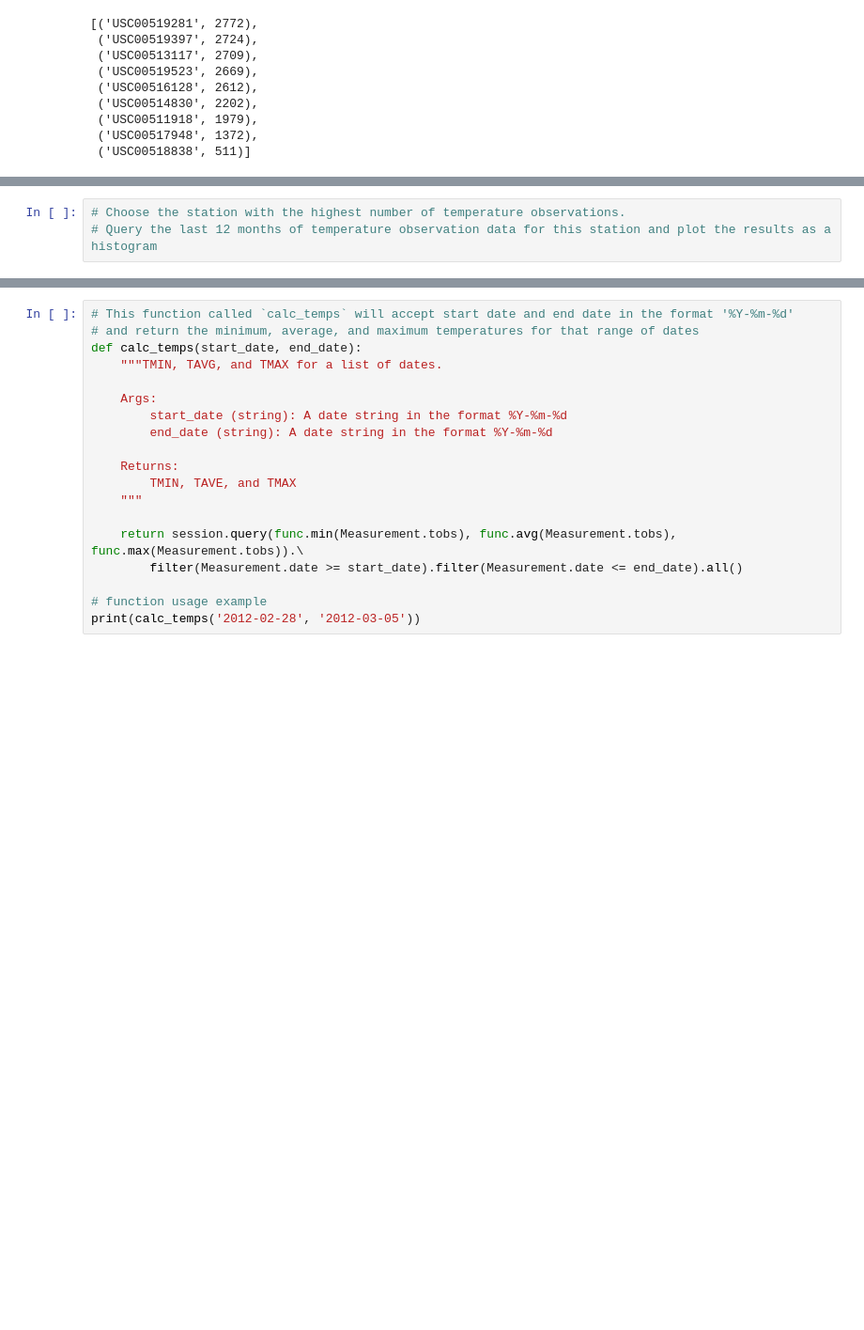
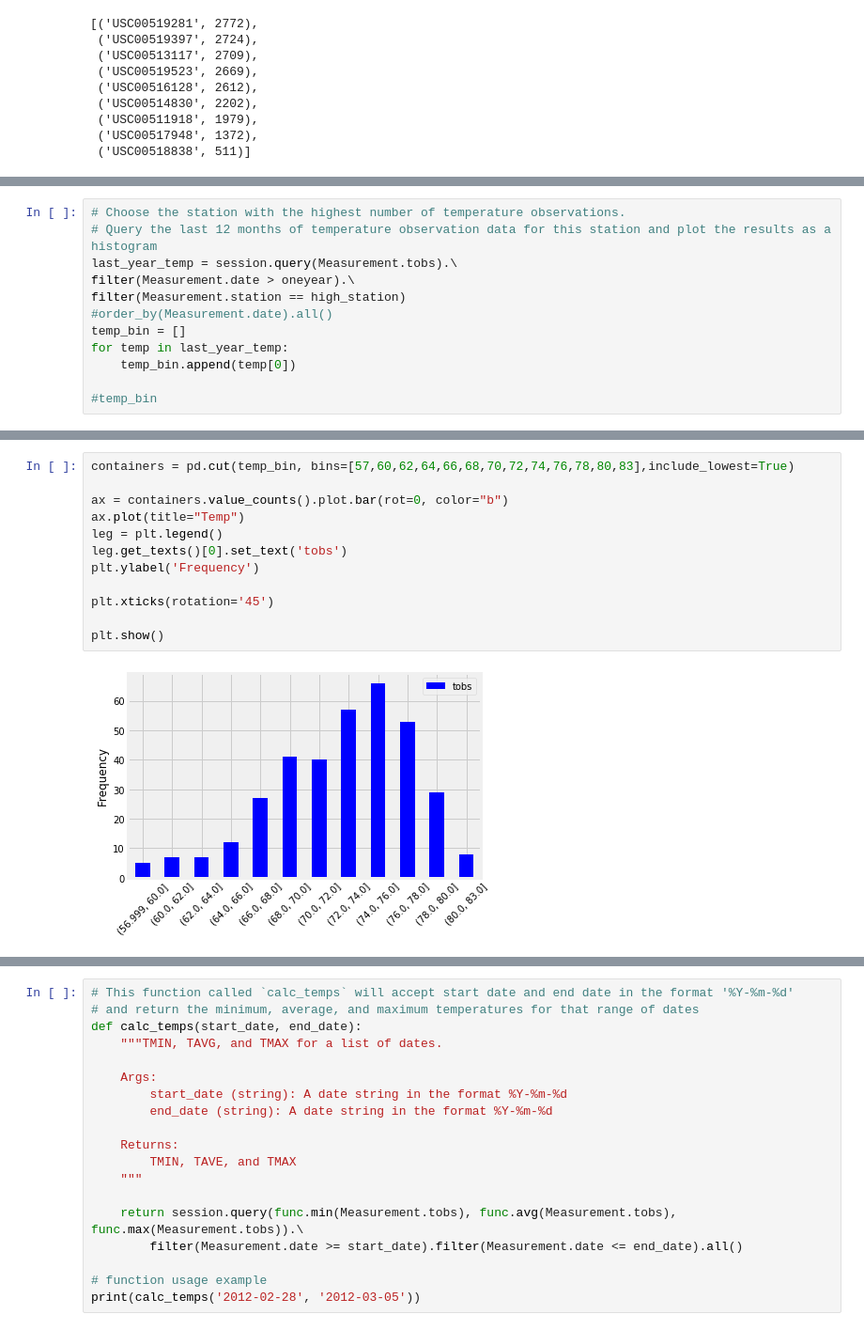
Before and after one commit to rockhound03/sqlalchemy-challenge, a Jupyter notebook: climate_starter.ipynb, the cells around one changed output, grey strips where cells are left out. Shown: that part at 94% size. Cells and saved outputs as stored; diff of their text form; blank space fills up the shorter version.

```diff
--- a/climate_starter.ipynb
+++ b/climate_starter.ipynb
@@ -207,3 +249,12 @@ all_stat
 # %%
 # Choose the station with the highest number of temperature observations.
 # Query the last 12 months of temperature observation data for this station and plot the results as a histogram
+last_year_temp = session.query(Measurement.tobs).\
+filter(Measurement.date > oneyear).\
+filter(Measurement.station == high_station)
+#order_by(Measurement.date).all()
+temp_bin = []
+for temp in last_year_temp:
+    temp_bin.append(temp[0])
+
+#temp_bin
@@ -210,3 +269,17 @@ all_stat
+# %%
+containers = pd.cut(temp_bin, bins=[57,60,62,64,66,68,70,72,74,76,78,80,83],include_lowest=True)
+
+ax = containers.value_counts().plot.bar(rot=0, color="b")
+ax.plot(title="Temp")
+leg = plt.legend()
+leg.get_texts()[0].set_text('tobs')
+plt.ylabel('Frequency')
+
+plt.xticks(rotation='45')
+
+plt.show()
+# %% [output]
+[figure, added]
 # %% [markdown]
 ![precipitation](Images/station-histogram.png)
 # %%
```
Also changed, not shown: parts of 21 cells of this notebook.
